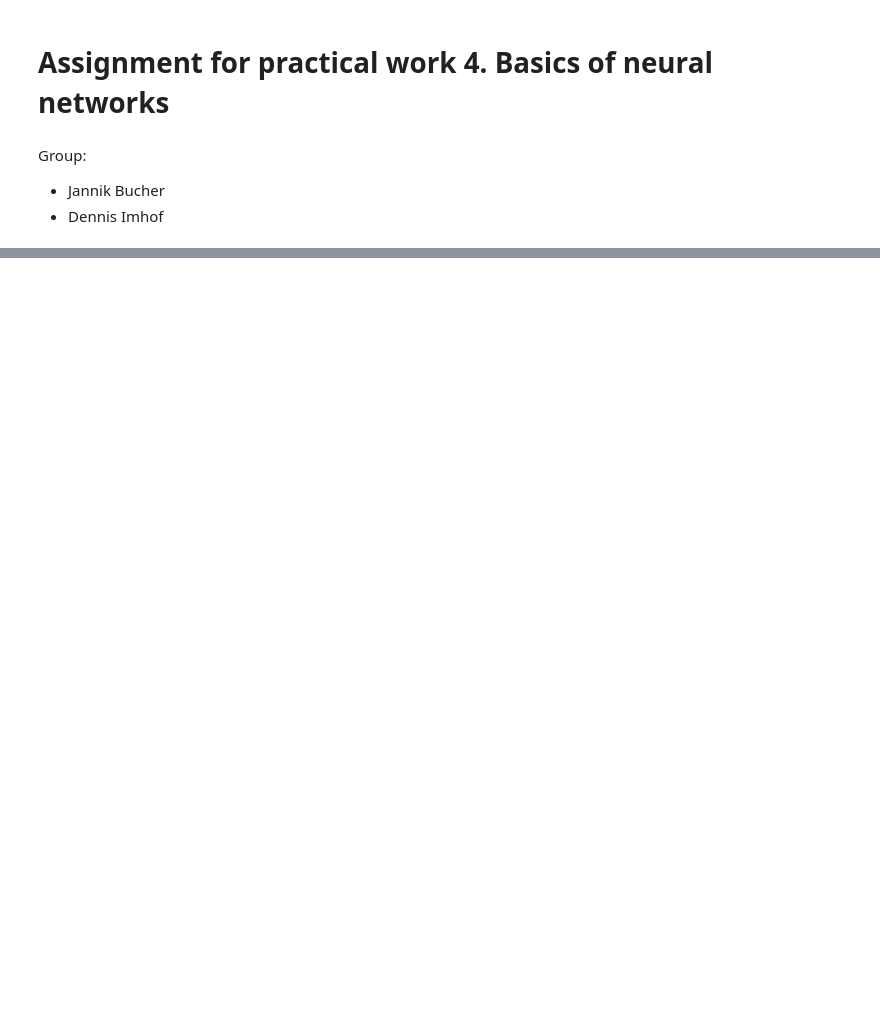
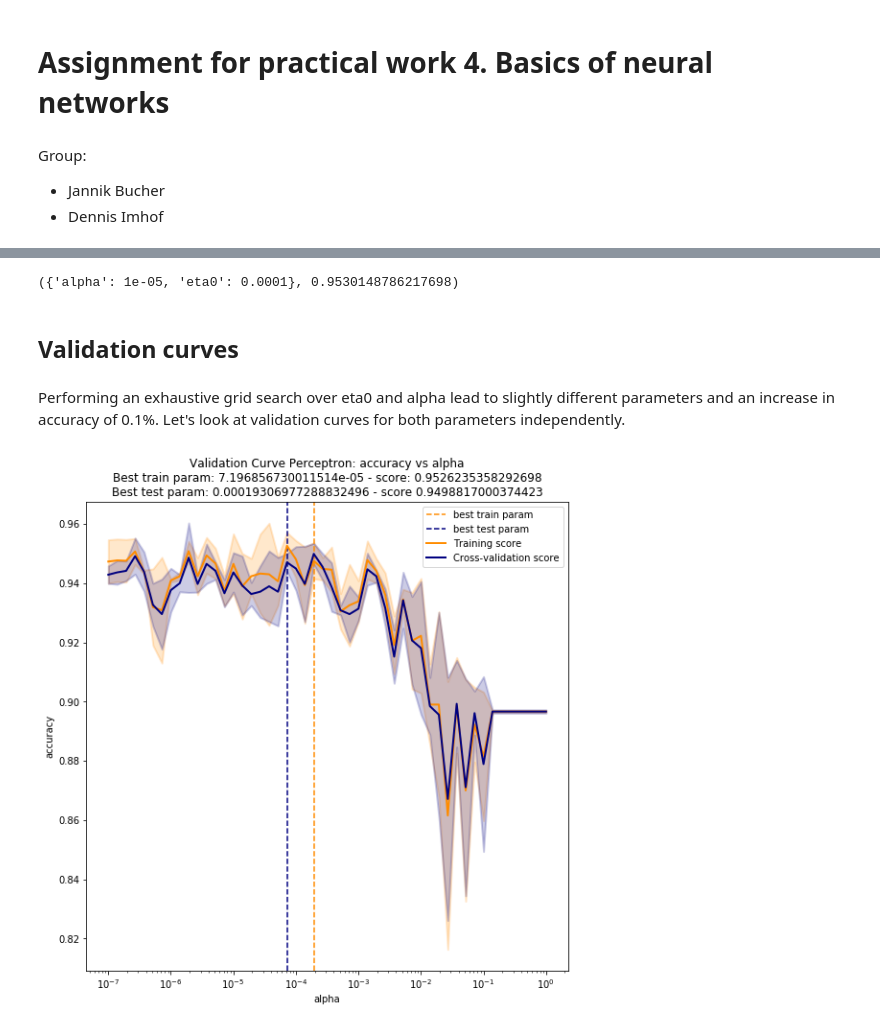
Before and after one commit to GreenSnabl/robotics_ml, a Jupyter notebook: ml_course_en/assignments/Assignment 04.2 Different Datasets.ipynb, the cells around one changed output, grey strips where cells are left out. Saved outputs shown, nothing was run; the diff lists cells and outputs as text; code cells hidden in the pictures; blank space fills up the shorter version.

```diff
--- a/ml_course_en/assignments/Assignment 04.2 Different Datasets.ipynb
+++ b/ml_course_en/assignments/Assignment 04.2 Different Datasets.ipynb
@@ -314,0 +247,2 @@ GridSearchCV(cv=3, error_score='raise-deprecating',
+# %%
+perc_best_penalty, perc_best_max_iter = rand_perc.best_params_['penalty'], rand_perc.best_params_['max_iter']
@@ -314,0 +259,6 @@ GridSearchCV(cv=3, error_score='raise-deprecating',
+# %%
+param_perc_grid = {'alpha':np.logspace(-7,0, 50),
+              'eta0':np.logspace(-4,0, 30)}
+grid_perc = GridSearchCV(Perceptron(penalty=perc_best_penalty, max_iter=perc_best_max_iter, random_state=42), param_grid=param_perc_grid, scoring="accuracy", n_jobs=-1, cv=5)
+# %%
+grid_perc.fit(X_train_scaled, y_train)
@@ -314,0 +283,17 @@ GridSearchCV(cv=3, error_score='raise-deprecating',
+# %%
+perc_best_alpha, perc_best_eta0 = grid_perc.best_params_['alpha'], grid_perc.best_params_['eta0']
+# %%
+grid_perc.best_params_, grid_perc.best_score_
+# %% [output]
+({'alpha': 1e-05, 'eta0': 0.0001}, 0.9530148786217698)
+# %% [markdown]
+## Validation curves
+# %% [markdown]
+Performing an exhaustive grid search over eta0 and alpha lead to slightly different parameters and an increase in accuracy of 0.1%. Let's look at validation curves for both parameters independently.
+# %%
+plot_validation_curve(Perceptron(penalty=perc_best_penalty,
+                                 alpha=perc_best_eta0,
+                                 max_iter=perc_best_max_iter,
+                                 random_state=42), "Perceptron", X_train_scaled, y_train, "alpha", param_grid['alpha'])
+# %% [output]
+[figure, added]
```
Also changed, not shown: parts of 102 cells of this notebook, 1 other file.
